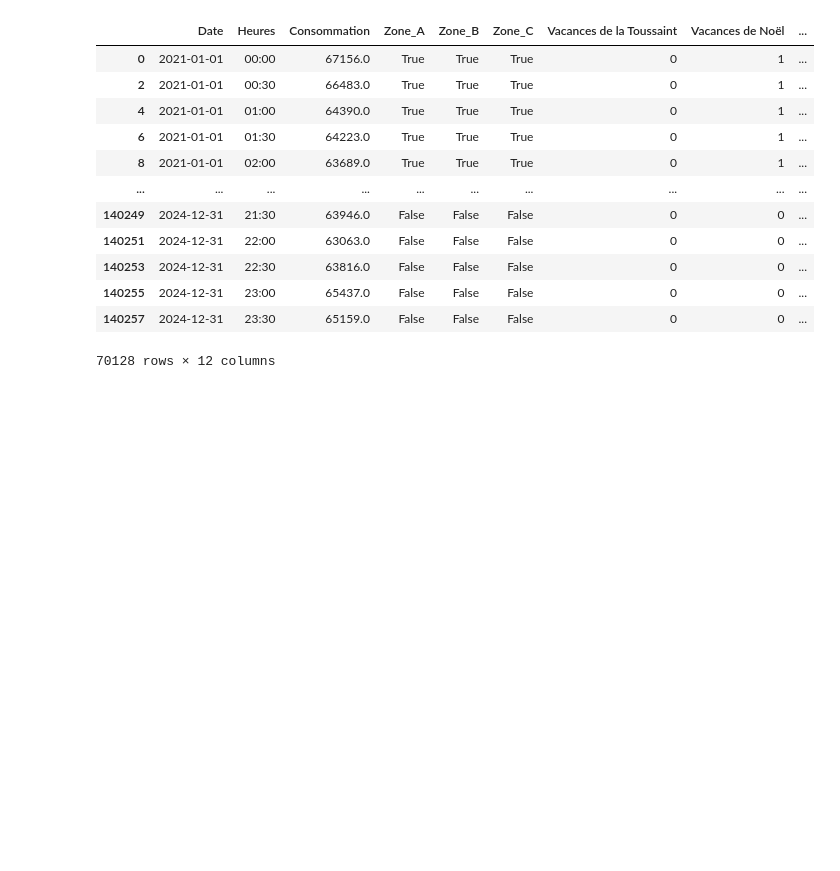
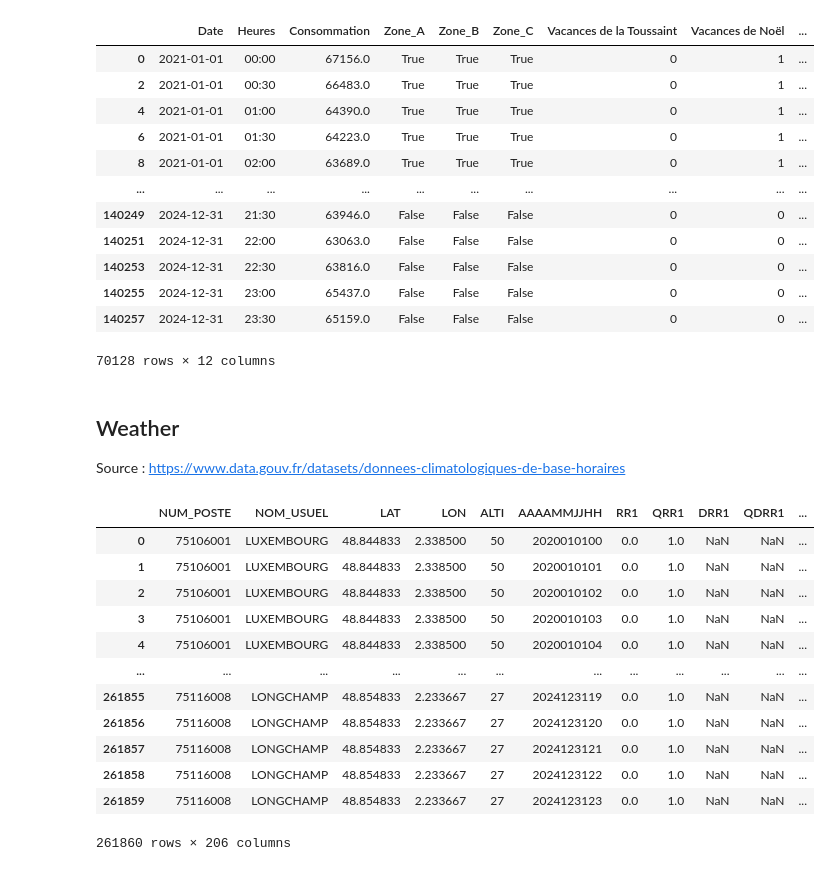
Before and after one commit to Marwane-ELM/energy_peak_prediction_fr, a Jupyter notebook: data_exp_pipelines.ipynb, the cells around one changed output. Saved outputs shown, nothing was run; the diff lists cells and outputs as text; code cells hidden in the pictures; blank space fills up the shorter version.

Commit message:
exploring and analysing the weather dataset

```diff
--- a/data_exp_pipelines.ipynb
+++ b/data_exp_pipelines.ipynb
@@ -113,3 +113,24 @@ conso
 | 140255 | 2024-12-31 | 23:00 | 65437.0 | False | False | False | 0 | 0 | ... |
 | 140257 | 2024-12-31 | 23:30 | 65159.0 | False | False | False | 0 | 0 | ... |
 70128 rows × 12 columns
+# %% [markdown]
+## Weather
+Source : https://www.data.gouv.fr/datasets/donnees-climatologiques-de-base-horaires
+# %%
+meteo75 = pd.read_csv("data/weather/H_75_previous-2020-2024.csv", sep =';')
+# %%
+meteo75
+# %% [output]
+|  | NUM_POSTE | NOM_USUEL | LAT | LON | ALTI | AAAAMMJJHH | RR1 | QRR1 | DRR1 | QDRR1 | ... |
+| 0 | 75106001 | LUXEMBOURG | 48.844833 | 2.338500 | 50 | 2020010100 | 0.0 | 1.0 | NaN | NaN | ... |
+| 1 | 75106001 | LUXEMBOURG | 48.844833 | 2.338500 | 50 | 2020010101 | 0.0 | 1.0 | NaN | NaN | ... |
+| 2 | 75106001 | LUXEMBOURG | 48.844833 | 2.338500 | 50 | 2020010102 | 0.0 | 1.0 | NaN | NaN | ... |
+| 3 | 75106001 | LUXEMBOURG | 48.844833 | 2.338500 | 50 | 2020010103 | 0.0 | 1.0 | NaN | NaN | ... |
+| 4 | 75106001 | LUXEMBOURG | 48.844833 | 2.338500 | 50 | 2020010104 | 0.0 | 1.0 | NaN | NaN | ... |
+| ... | ... | ... | ... | ... | ... | ... | ... | ... | ... | ... | ... |
+| 261855 | 75116008 | LONGCHAMP | 48.854833 | 2.233667 | 27 | 2024123119 | 0.0 | 1.0 | NaN | NaN | ... |
+| 261856 | 75116008 | LONGCHAMP | 48.854833 | 2.233667 | 27 | 2024123120 | 0.0 | 1.0 | NaN | NaN | ... |
+| 261857 | 75116008 | LONGCHAMP | 48.854833 | 2.233667 | 27 | 2024123121 | 0.0 | 1.0 | NaN | NaN | ... |
+| 261858 | 75116008 | LONGCHAMP | 48.854833 | 2.233667 | 27 | 2024123122 | 0.0 | 1.0 | NaN | NaN | ... |
+| 261859 | 75116008 | LONGCHAMP | 48.854833 | 2.233667 | 27 | 2024123123 | 0.0 | 1.0 | NaN | NaN | ... |
+261860 rows × 206 columns
```
Also changed, not shown: parts of 9 cells of this notebook, 3 other files.
